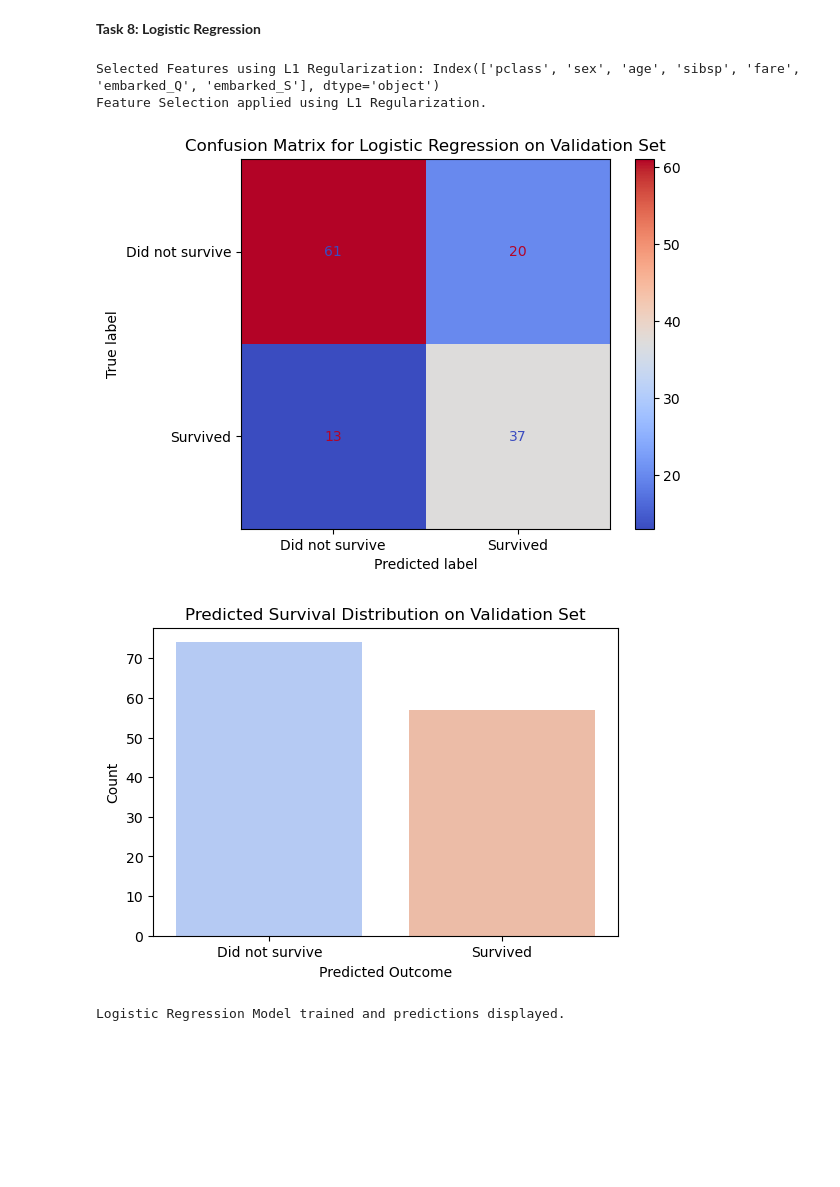
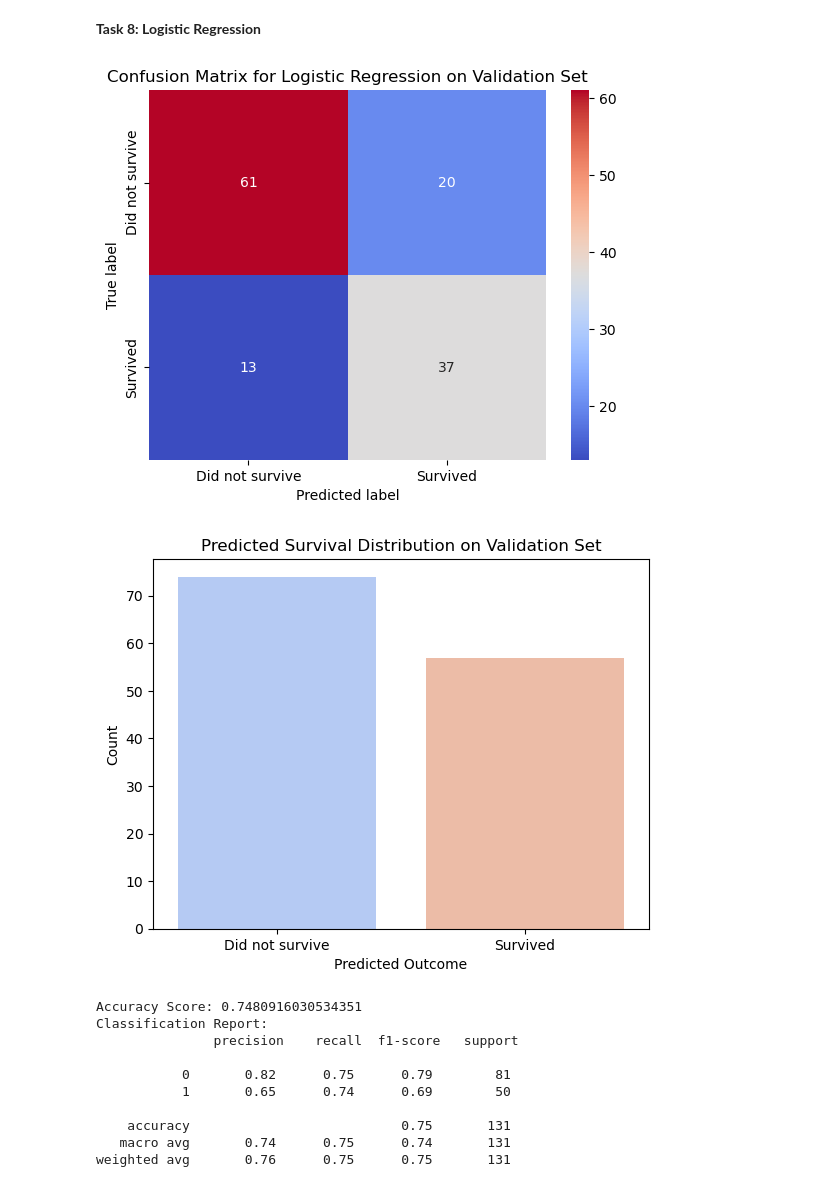
Before and after one commit to sofiagzzloz/ML-fundamentals-2025, a Jupyter notebook: assignment_1_<sofia_gonzalez[_gonzalez]>.ipynb, the cells around one changed output. Cells and saved outputs as stored; diff of their text form; code cells hidden in the pictures; blank space fills up the shorter version.

```diff
--- a/assignment_1_<sofia_gonzalez[_gonzalez]>.ipynb
+++ b/assignment_1_<sofia_gonzalez[_gonzalez]>.ipynb
@@ -679,7 +739,7 @@ from imblearn.over_sampling import SMOTE, ADASYN
 from collections import Counter
 from sklearn.linear_model import LogisticRegression
 import numpy as np
-from sklearn.metrics import confusion_matrix, ConfusionMatrixDisplay
+from sklearn.metrics import confusion_matrix, ConfusionMatrixDisplay, accuracy_score, classification_report
 
 # Load the dataset
 df = pd.read_excel("titanic3.xls")  # Change the filename if needed
@@ -743,51 +803,59 @@ smote = SMOTE(random_state=13)
 X_train_smote, y_train_smote = smote.fit_resample(X_train_standardized, y_train)
 
 # Addressing Class Imbalance using ADASYN
 adasyn = ADASYN(random_state=13)
 X_train_adasyn, y_train_adasyn = adasyn.fit_resample(X_train_standardized, y_train)
 
 # Feature Selection using L1 Regularization (Lasso)
 lasso = LogisticRegression(penalty='l1', solver='liblinear', random_state=13)
 lasso.fit(X_train_smote, y_train_smote)
 
 # Get non-zero coefficient features
 selected_features = X_train.columns[lasso.coef_[0] != 0]
-print("Selected Features using L1 Regularization:", selected_features)
 
 # Reduce dataset to selected features
 X_train_selected = X_train_smote[selected_features]
 X_val_selected = X_val_standardized[selected_features]
 X_test_selected = X_test_standardized[selected_features]
 
-print("Feature Selection applied using L1 Regularization.")
+# Train Logistic Regression Model
+logreg = LogisticRegression(random_state=13)
+logreg.fit(X_train_selected, y_train_smote)
 
-# Train a Logistic Regression Model
-log_reg = LogisticRegression(random_state=13)
-log_reg.fit(X_train_selected, y_train_smote)
+# Predict on validation set
+y_val_pred = logreg.predict(X_val_selected)
 
-# Make predictions on the validation set
-y_val_pred = log_reg.predict(X_val_selected)
-
-# Display Confusion Matrix
+# Confusion Matrix
 conf_matrix = confusion_matrix(y_val, y_val_pred)
-disp = ConfusionMatrixDisplay(conf_matrix, display_labels=["Did not survive", "Survived"])
-disp.plot(cmap='coolwarm')
+sns.heatmap(conf_matrix, annot=True, fmt="d", cmap="coolwarm", xticklabels=["Did not survive", "Survived"], yticklabels=["Did not survive", "Survived"])
+plt.xlabel("Predicted label")
+plt.ylabel("True label")
 plt.title("Confusion Matrix for Logistic Regression on Validation Set")
 plt.show()
 
-# Display Survival Distribution
-plt.figure(figsize=(6, 4))
+# Predicted Survival Distribution
 sns.countplot(x=y_val_pred, palette="coolwarm")
-plt.xticks([0, 1], ["Did not survive", "Survived"])
-plt.title("Predicted Survival Distribution on Validation Set")
+plt.xticks(ticks=[0, 1], labels=["Did not survive", "Survived"])
 plt.xlabel("Predicted Outcome")
 plt.ylabel("Count")
+plt.title("Predicted Survival Distribution on Validation Set")
 plt.show()
 
-print("Logistic Regression Model trained and predictions displayed.")
+# Model Performance Metrics
+accuracy = accuracy_score(y_val, y_val_pred)
+class_report = classification_report(y_val, y_val_pred)
+print("Accuracy Score:", accuracy)
+print("Classification Report:\n", class_report)
 # %% [output]
-Selected Features using L1 Regularization: Index(['pclass', 'sex', 'age', 'sibsp', 'fare', 'embarked_Q', 'embarked_S'], dtype='object')
-Feature Selection applied using L1 Regularization.
-[figure, old version]
+[figure, new version]
-[figure, old version]
+[figure, new version]
-Logistic Regression Model trained and predictions displayed.
+Accuracy Score: 0.7480916030534351
+Classification Report:
+               precision    recall  f1-score   support
+
+           0       0.82      0.75      0.79        81
+           1       0.65      0.74      0.69        50
+
+    accuracy                           0.75       131
+   macro avg       0.74      0.75      0.74       131
+weighted avg       0.76      0.75      0.75       131
```
Also changed, not shown: parts of 5 cells of this notebook.
